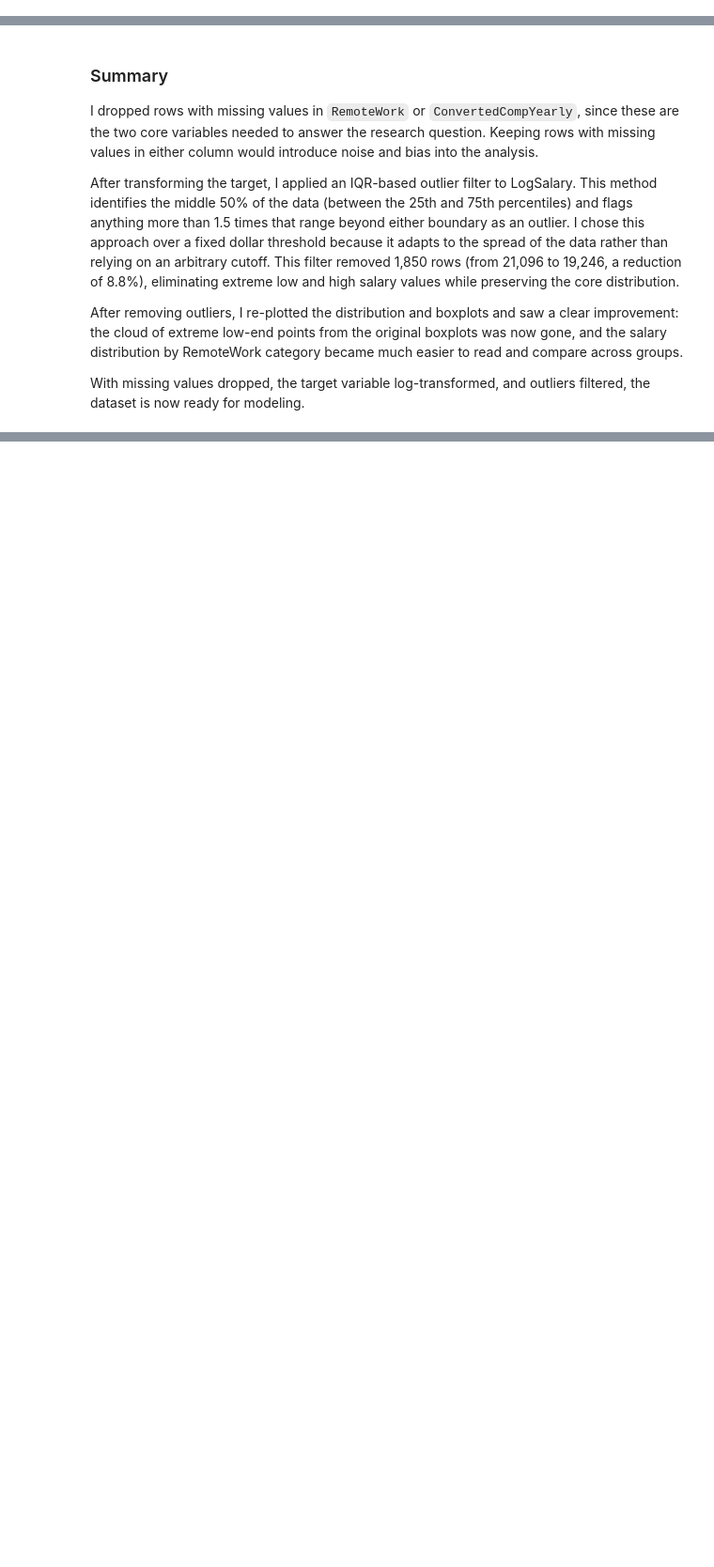
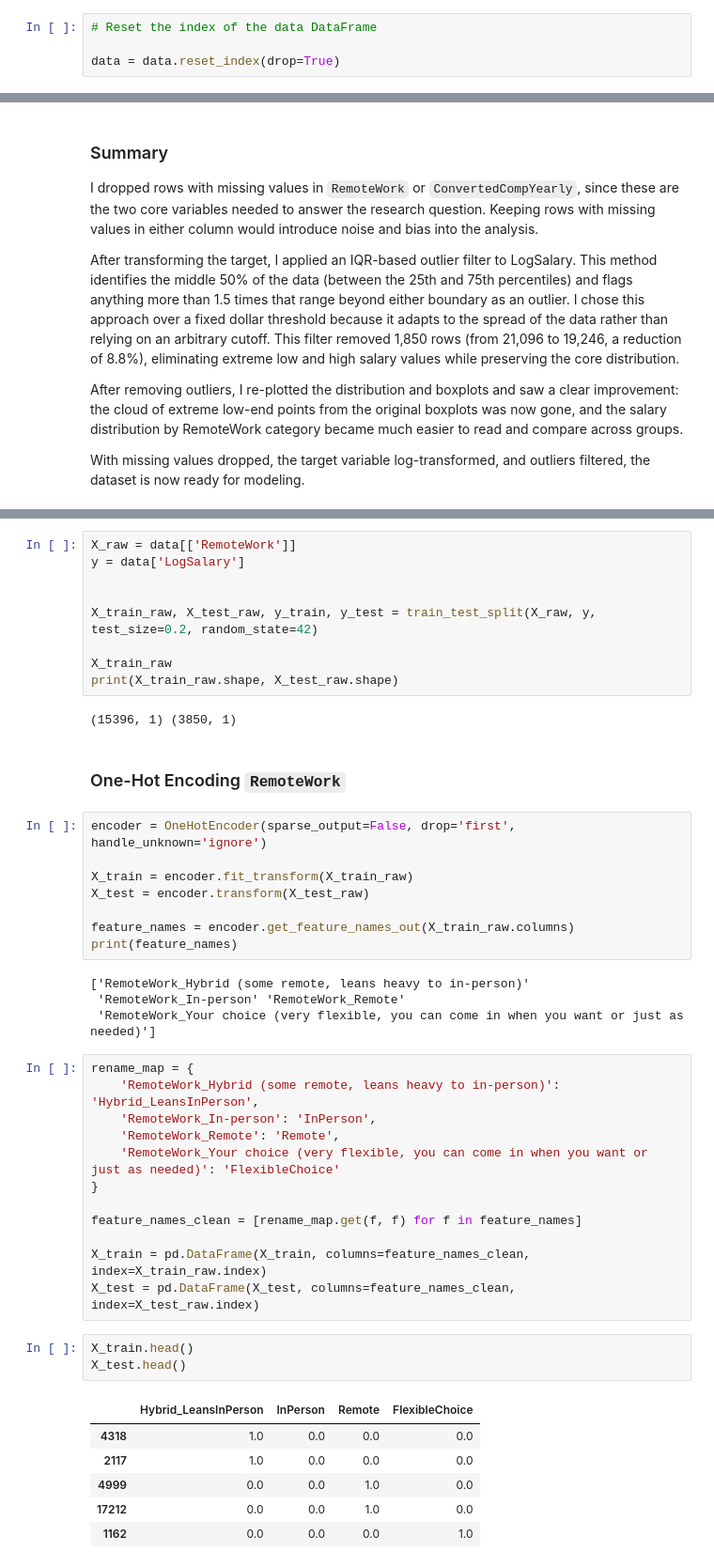
Before and after one commit to TemitopeAsama/remote-work-salary-analysis, a Jupyter notebook: notebook.ipynb, the cells around one changed output, grey strips where cells are left out. Shown at 94% size. Drawn from its saved outputs; the diff is of its cells as text; blank space fills up the shorter version.

```diff
--- a/notebook.ipynb
+++ b/notebook.ipynb
@@ -230,6 +237,10 @@ data.groupby('RemoteWork')['LogSalary'].describe()
 | In-person | 2709.0 | 10.888097 | 0.896399 | 8.927580 | 10.277152 | 10.958287 | 11.512935 | 13.345344 |
 | Remote | 6478.0 | 11.373692 | 0.797075 | 8.927049 | 10.958818 | 11.476795 | 11.931642 | 13.377007 |
 | Your choice (very flexible, you c... | 2552.0 | 11.222191 | 0.704470 | 8.949755 | 10.862991 | 11.293643 | 11.661483 | 13.304687 |
+# %%
+# Reset the index of the data DataFrame
+
+data = data.reset_index(drop=True)
 # %%
 # Visualizing the distribution of LogSalary after removing outliers
 
@@ -260,0 +274,47 @@ With missing values dropped, the target variable log-transformed, and outliers f
+# %%
+X_raw = data[['RemoteWork']]
+y = data['LogSalary']
+
+
+X_train_raw, X_test_raw, y_train, y_test = train_test_split(X_raw, y, test_size=0.2, random_state=42)
+
+X_train_raw
+print(X_train_raw.shape, X_test_raw.shape)
+# %% [output]
+(15396, 1) (3850, 1)
+# %% [markdown]
+### One-Hot Encoding `RemoteWork`
+# %%
+encoder = OneHotEncoder(sparse_output=False, drop='first', handle_unknown='ignore')
+
+X_train = encoder.fit_transform(X_train_raw)
+X_test = encoder.transform(X_test_raw)
+
+feature_names = encoder.get_feature_names_out(X_train_raw.columns)
+print(feature_names)
+# %% [output]
+['RemoteWork_Hybrid (some remote, leans heavy to in-person)'
+ 'RemoteWork_In-person' 'RemoteWork_Remote'
+ 'RemoteWork_Your choice (very flexible, you can come in when you want or just as needed)']
+# %%
+rename_map = {
+    'RemoteWork_Hybrid (some remote, leans heavy to in-person)': 'Hybrid_LeansInPerson',
+    'RemoteWork_In-person': 'InPerson',
+    'RemoteWork_Remote': 'Remote',
+    'RemoteWork_Your choice (very flexible, you can come in when you want or just as needed)': 'FlexibleChoice'
+}
+
+feature_names_clean = [rename_map.get(f, f) for f in feature_names]
+
+X_train = pd.DataFrame(X_train, columns=feature_names_clean, index=X_train_raw.index)
+X_test = pd.DataFrame(X_test, columns=feature_names_clean, index=X_test_raw.index)
+# %%
+X_train.head()
+X_test.head()
+# %% [output]
+|  | Hybrid_LeansInPerson | InPerson | Remote | FlexibleChoice |
+| 4318 | 1.0 | 0.0 | 0.0 | 0.0 |
+| 2117 | 1.0 | 0.0 | 0.0 | 0.0 |
+| 4999 | 0.0 | 0.0 | 1.0 | 0.0 |
+| 17212 | 0.0 | 0.0 | 1.0 | 0.0 |
+| 1162 | 0.0 | 0.0 | 0.0 | 1.0 |
```
Also changed, not shown: parts of 17 cells of this notebook.
